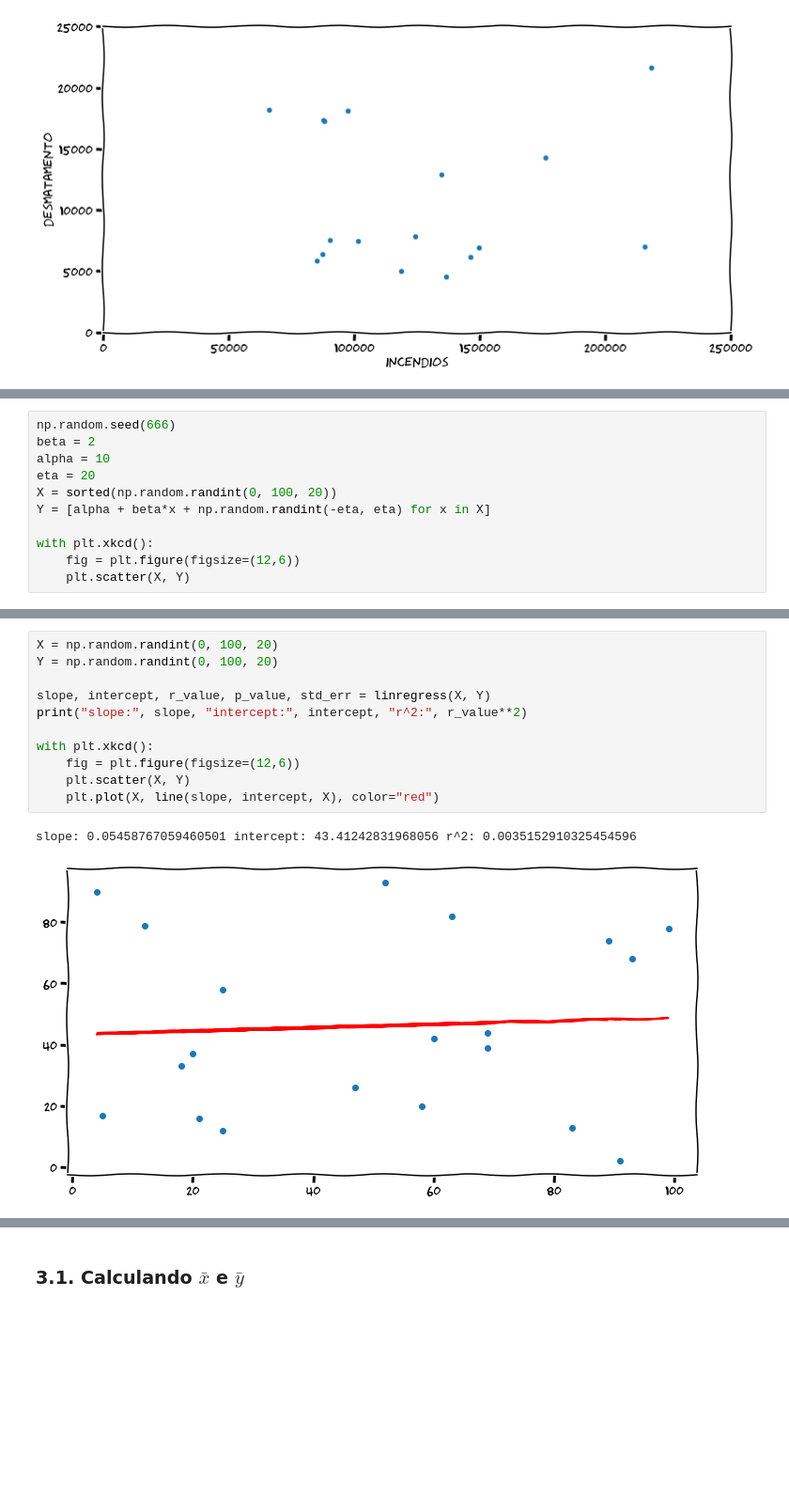
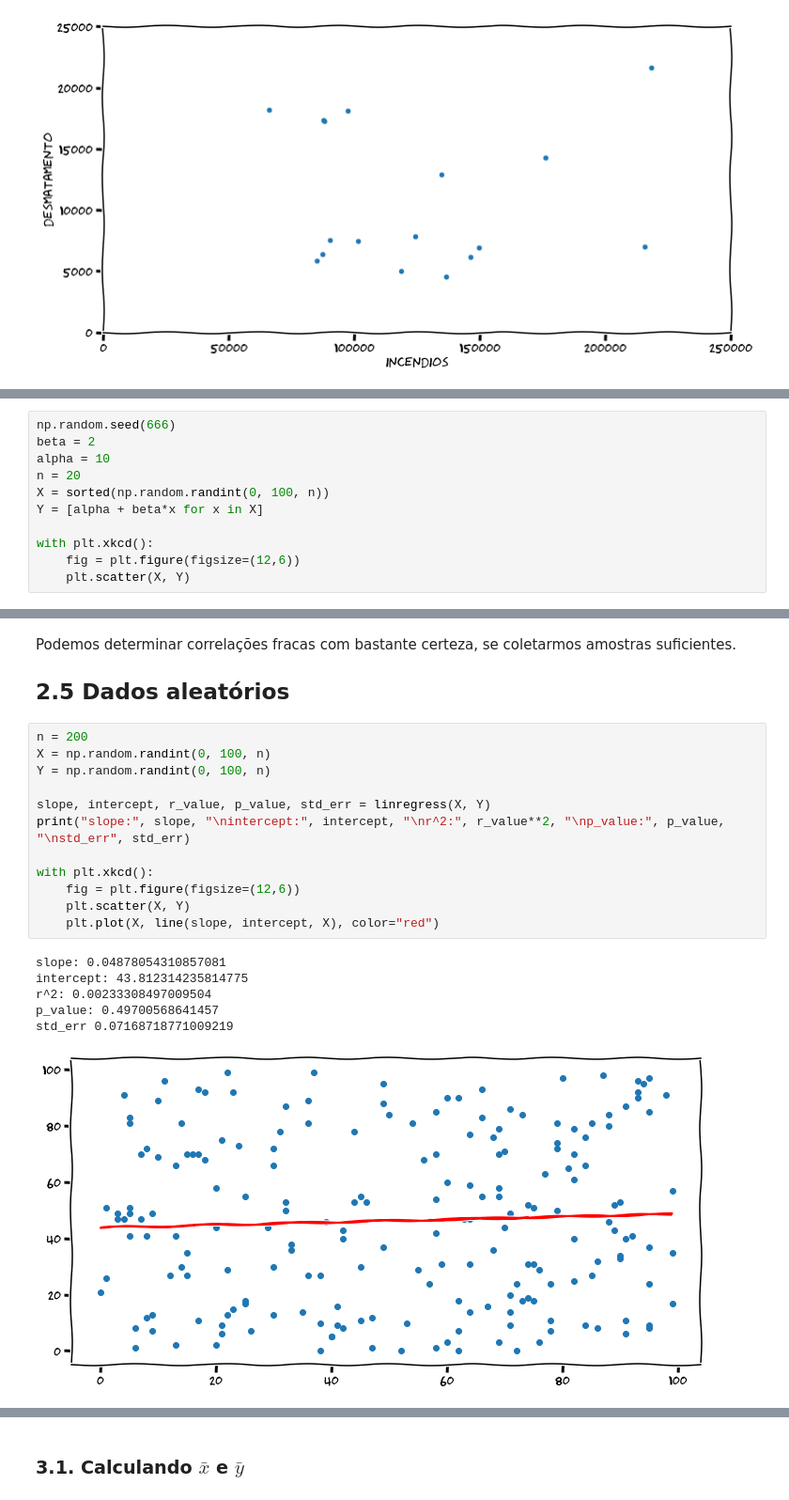
Before and after one commit to luxedo/romanos, a Jupyter notebook: incendios/Incêndios e Área desmatada na Amazônia.ipynb, the cells around one changed output, grey strips where cells are left out. Shown at 94% size. Drawn from its saved outputs; the diff is of its cells as text; blank space fills up the shorter version.

```diff
--- a/incendios/Incêndios e Área desmatada na Amazônia.ipynb
+++ b/incendios/Incêndios e Área desmatada na Amazônia.ipynb
@@ -105,9 +111,9 @@ linregress(x, y=None)
 np.random.seed(666)
 beta = 2
 alpha = 10
-eta = 20
-X = sorted(np.random.randint(0, 100, 20))
-Y = [alpha + beta*x + np.random.randint(-eta, eta) for x in X]
+n = 20
+X = sorted(np.random.randint(0, 100, n))
+Y = [alpha + beta*x for x in X]
 
 with plt.xkcd():
     fig = plt.figure(figsize=(12,6))
@@ -151,15 +225,23 @@ slope: 3.1859299662106575 intercept: -53.75881117199657 r^2: 0.8048604265103819
+# %% [markdown]
+Podemos determinar correlações fracas com bastante certeza, se coletarmos amostras suficientes.
+## 2.5 Dados aleatórios
 # %%
-X = np.random.randint(0, 100, 20)
-Y = np.random.randint(0, 100, 20)
+n = 200
+X = np.random.randint(0, 100, n)
+Y = np.random.randint(0, 100, n)
 
 slope, intercept, r_value, p_value, std_err = linregress(X, Y)
-print("slope:", slope, "intercept:", intercept, "r^2:", r_value**2)
+print("slope:", slope, "\nintercept:", intercept, "\nr^2:", r_value**2, "\np_value:", p_value, "\nstd_err", std_err)
 
 with plt.xkcd():
     fig = plt.figure(figsize=(12,6))
     plt.scatter(X, Y)
     plt.plot(X, line(slope, intercept, X), color="red")
 # %% [output]
-slope: 0.05458767059460501 intercept: 43.41242831968056 r^2: 0.0035152910325454596
+slope: 0.04878054310857081
+intercept: 43.812314235814775
+r^2: 0.00233308497009504
+p_value: 0.49700568641457
+std_err 0.07168718771009219
-[figure, old version]
+[figure, new version]
 # %% [markdown]
```
Also changed, not shown: parts of 27 cells of this notebook.
